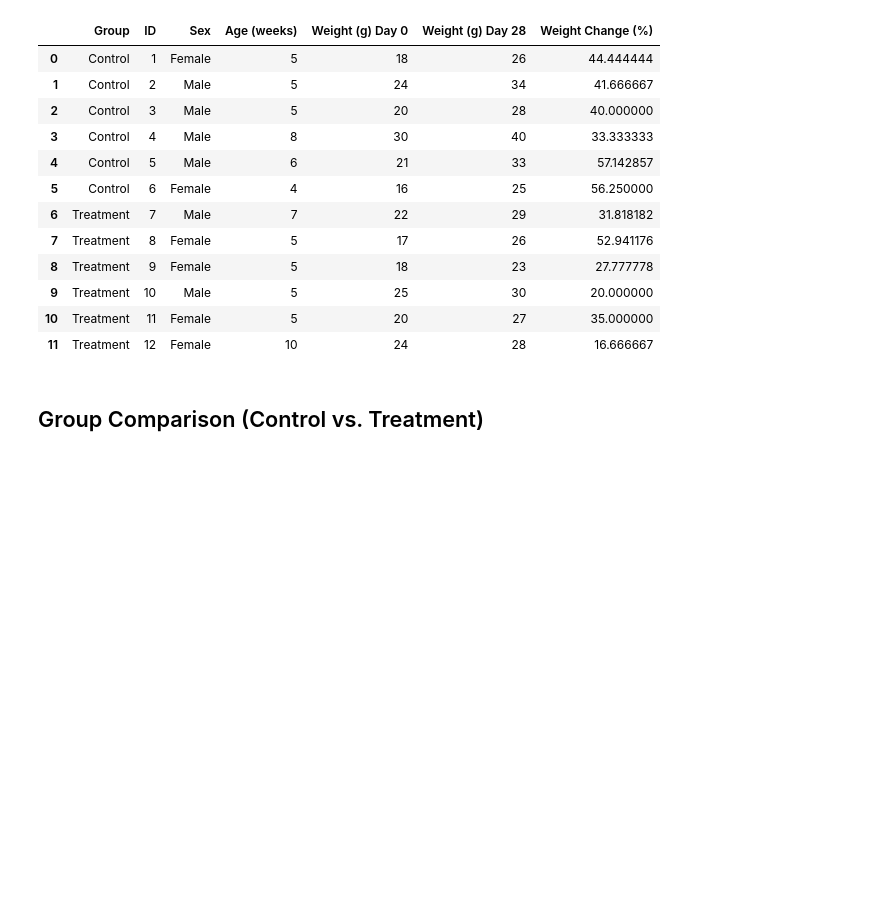
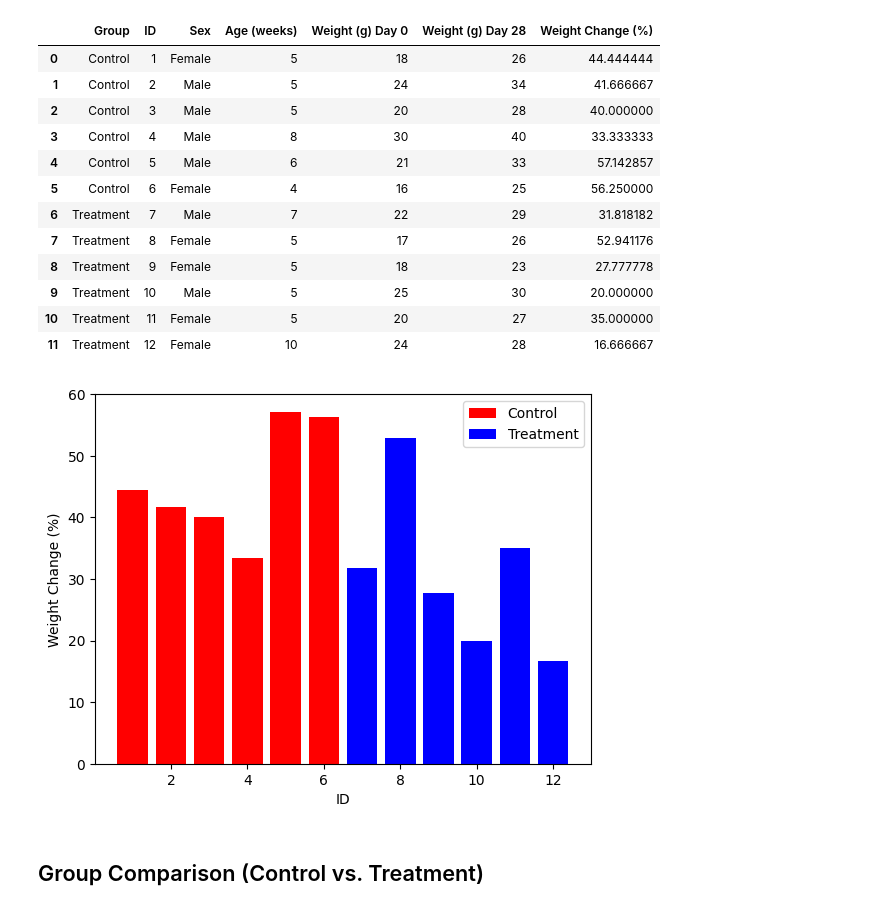
Before and after one commit to Gbekoilias/ResearchSkills-MIC11107-Assessment, a Jupyter notebook: Study 1/.ipynb, the cells around one changed output. Cells and saved outputs as stored; diff of their text form; code cells hidden in the pictures; blank space fills up the shorter version.

```diff
--- a/Study 1/.ipynb
+++ b/Study 1/.ipynb
@@ -81,6 +81,21 @@ weight_df
 | 9 | Treatment | 10 | Male | 5 | 25 | 30 | 20.000000 |
 | 10 | Treatment | 11 | Female | 5 | 20 | 27 | 35.000000 |
 | 11 | Treatment | 12 | Female | 10 | 24 | 28 | 16.666667 |
+# %%
+# Filter DataFrames
+control_df = weight_df[weight_df['Group'] == 'Control']
+treatment_df = weight_df[weight_df['Group'] == 'Treatment']
+
+# Plot
+plt.bar(control_df['ID'], control_df['Weight Change (%)'], color='red', label='Control')
+plt.bar(treatment_df['ID'], treatment_df['Weight Change (%)'], color='blue', label='Treatment')
+
+plt.xlabel('ID')
+plt.ylabel('Weight Change (%)')
+plt.legend()
+plt.show()
+# %% [output]
+[figure, added]
 # %% [markdown]
 ## Group Comparison (Control vs. Treatment)
 # %%
```
Also changed, not shown: parts of 7 cells of this notebook, 5 other files.
